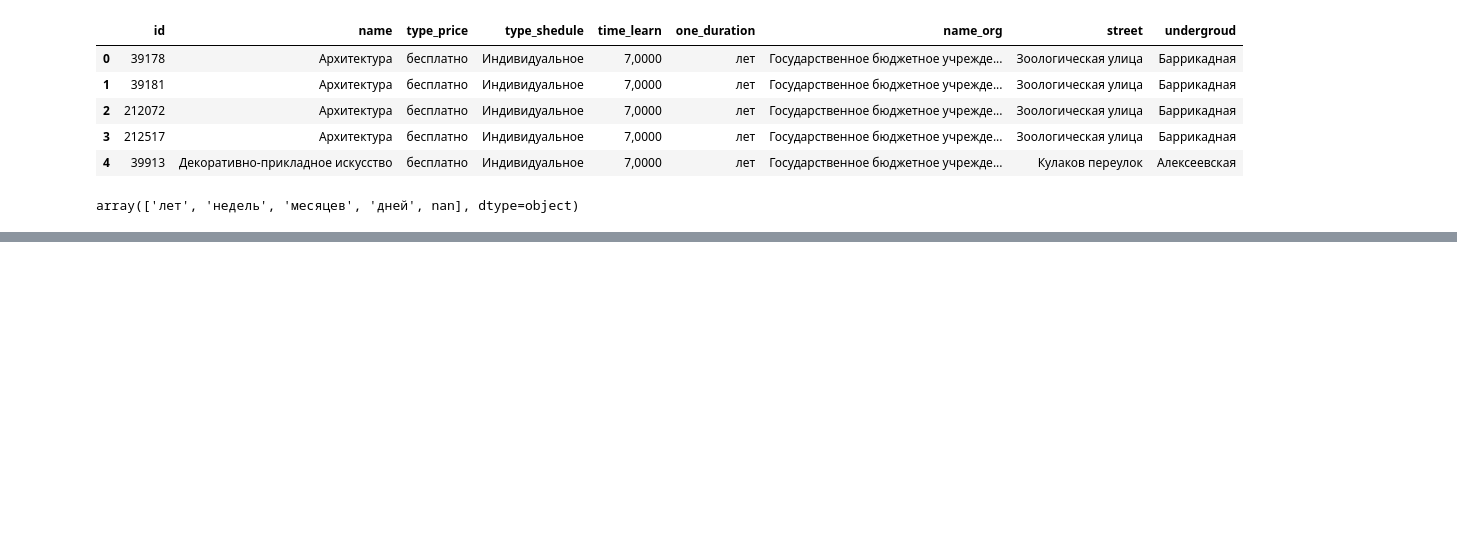
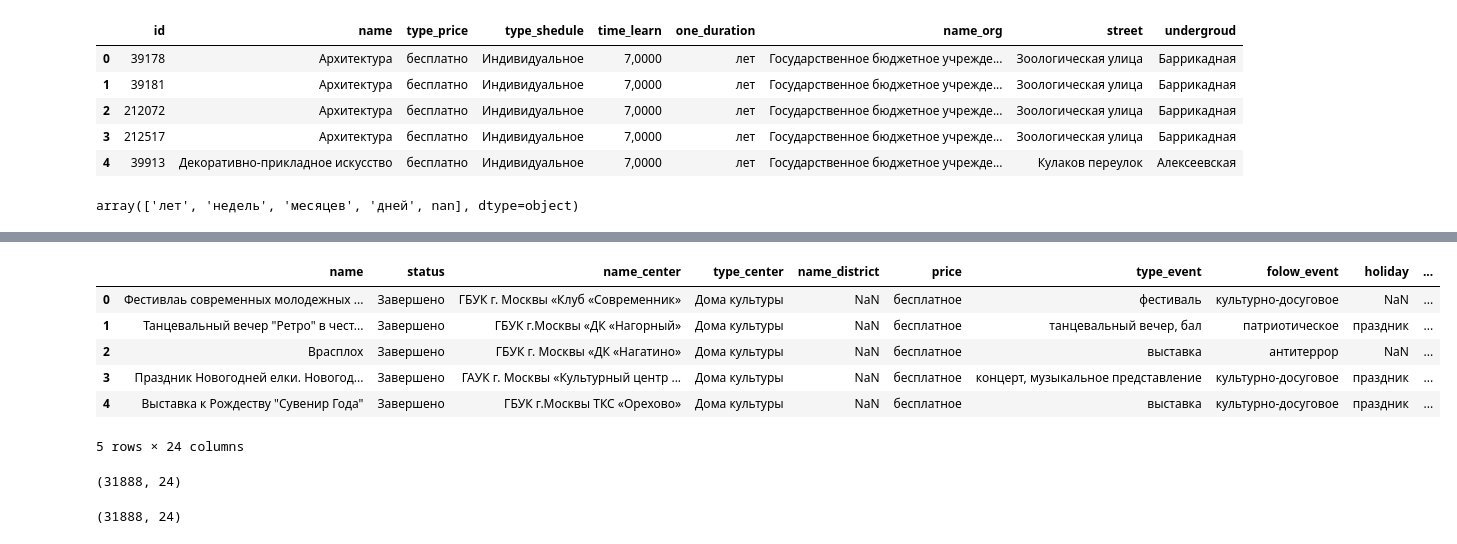
Before and after one commit to Hvids/HumanInside, a Jupyter notebook: Untitled.ipynb, the cells around one changed output, grey strips where cells are left out. Saved outputs shown, nothing was run; the diff lists cells and outputs as text; code cells hidden in the pictures; blank space fills up the shorter version.

```diff
--- a/Untitled.ipynb
+++ b/Untitled.ipynb
@@ -72,0 +103,16 @@ array(['лет', 'недель', 'месяцев', 'дней', nan], dtype=objec
+# %%
+df = df.drop_duplicates(subset=['name'])
+# %%
+df.head()
+# %% [output]
+|  | name | status | name_center | type_center | name_district | price | type_event | folow_event | holiday | ... |
+| 0 | Фестивлаь современных молодежных ... | Завершено | ГБУК г. Москвы «Клуб «Современник» | Дома культуры | NaN | бесплатное | фестиваль | культурно-досуговое | NaN | ... |
+| 1 | Танцевальный вечер "Ретро" в чест... | Завершено | ГБУК г.Москвы «ДК «Нагорный» | Дома культуры | NaN | бесплатное | танцевальный вечер, бал | патриотическое | праздник | ... |
+| 2 | Врасплох | Завершено | ГБУК г. Москвы «ДК «Нагатино» | Дома культуры | NaN | бесплатное | выставка | антитеррор | NaN | ... |
+| 3 | Праздник Новогодней елки. Новогод... | Завершено | ГАУК г. Москвы «Культурный центр ... | Дома культуры | NaN | бесплатное | концерт, музыкальное представление | культурно-досуговое | праздник | ... |
+| 4 | Выставка к Рождеству "Сувенир Года" | Завершено | ГБУК г.Москвы ТКС «Орехово» | Дома культуры | NaN | бесплатное | выставка | культурно-досуговое | праздник | ... |
+5 rows × 24 columns
+# %%
+df.shape
+# %% [output]
+(31888, 24)
@@ -72,0 +121,5 @@ array(['лет', 'недель', 'месяцев', 'дней', nan], dtype=objec
+# %%
+awef = pd.read_csv('./data/csv_hac/events.csv')
+awef.shape
+# %% [output]
+(31888, 24)
```
Also changed, not shown: parts of 7 cells of this notebook, 14 other files.
